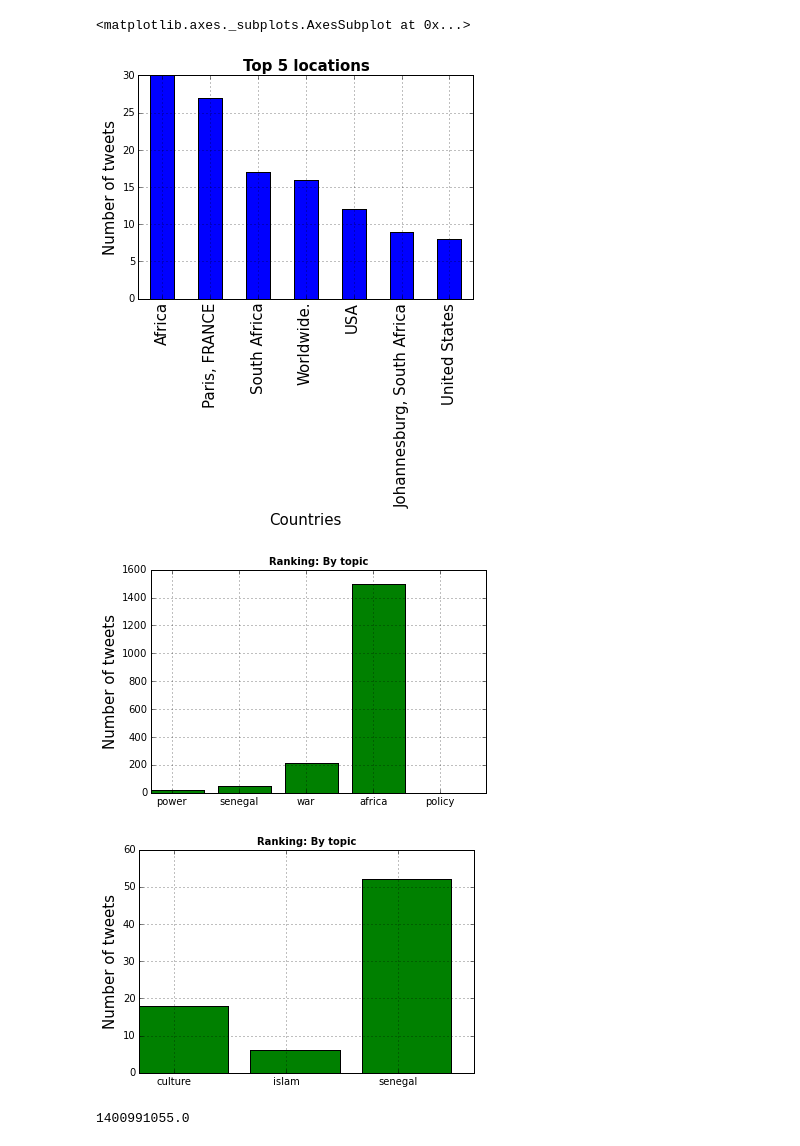
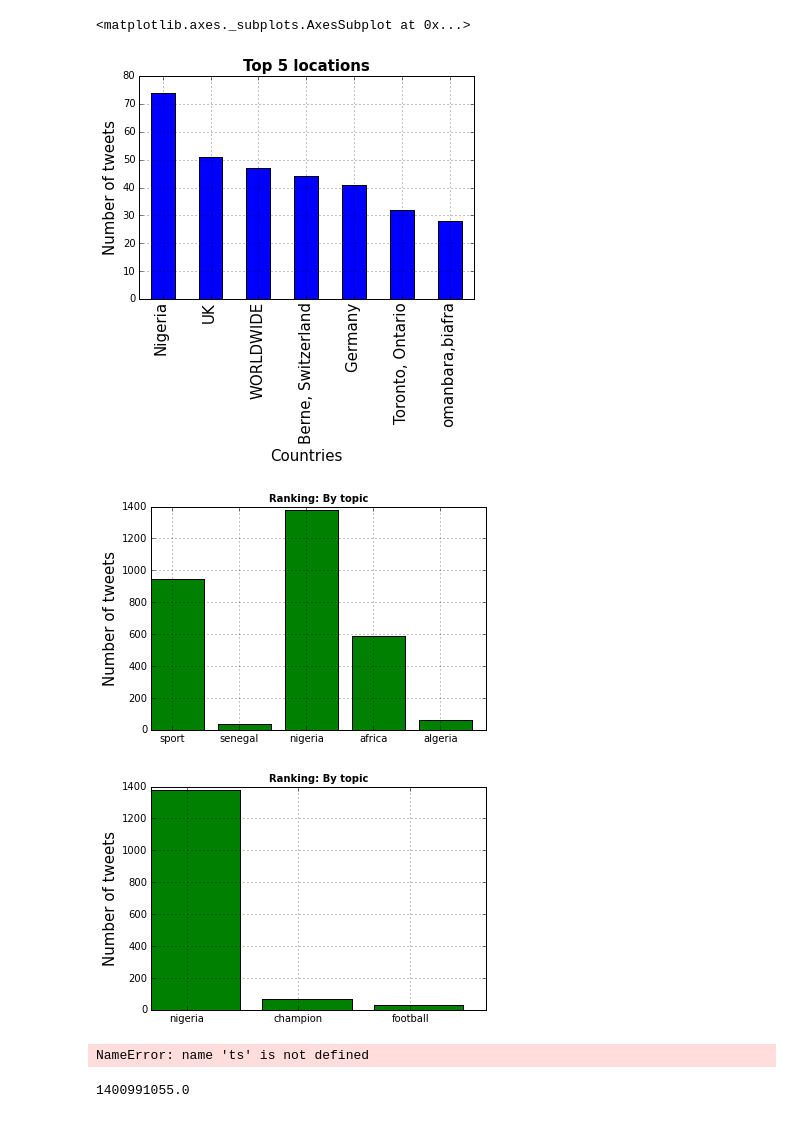
Before and after one commit to Ngom/bigdata_aims_senegal, a Jupyter notebook: TweetAnalysis/AfricaKeyWords.ipynb, the cells around one changed output. Drawn from its saved outputs; the diff is of its cells as text; code cells hidden in the pictures.

```diff
--- a/TweetAnalysis/AfricaKeyWords.ipynb
+++ b/TweetAnalysis/AfricaKeyWords.ipynb
@@ -5,7 +5,7 @@ import json
 import pandas as pd
 import matplotlib.pyplot as plt
 
-tweets_data_path = '../data/sen.txt'
+tweets_data_path = '../data/u23.txt'
 
 tweets_data = []
 tweets_file = open(tweets_data_path, "r")
@@ -96,7 +94,7 @@ ax.set_title('Top 5 locations', fontsize=15, fontweight='bold')
 tweets_by_country[1:8].plot(ax=ax, kind='bar', color='blue')
 # %% [output]
 <matplotlib.axes._subplots.AxesSubplot at 0x...>
-[figure, old version]
+[figure, new version]
 # %%
 '''
 Tweet Mining:
@@ -108,7 +106,7 @@ In this section we will mine the tweets to learn about interesting topics
 import re #regtxt parser
 
 #define topics
-keytopic=['power','senegal','war','africa','policy']
+keytopic=['sport','senegal','nigeria','africa','algeria']
 
 #Create a function called word_in_text(word, text).
 #to return True if a word is found in text, otherwise it returns False.
@@ -151,7 +149,7 @@ ax.set_xticks([p + 0.4 * width for p in x_pos])
 ax.set_xticklabels(keytopic)
 plt.grid()
 # %% [output]
-[figure, old version]
+[figure, new version]
 # %%
 '''
 Targeting relevant tweets with location filter
@@ -159,39 +157,39 @@ Targeting relevant tweets with location filter
 --------------------------------------------------------
 '''
 
-NewTopic=['culture','islam','senegal']
+NewTopic=['nigeria','champion', 'football']
 
 for itopic in range(len(NewTopic)):
     tweets[NewTopic[itopic]] = tweets['text'].apply(lambda tweet: word_in_text(NewTopic[itopic], tweet))
 
 
 #find location where the NewTopic is tweeted
 #calculate the number of tweets for each  topic
 Tweets_by_topic=[]
 for itopic in NewTopic:
     dict_yes_no=tweets[itopic].value_counts()
     if 'Yes' in dict_yes_no:
         Tweets_by_topic.append(dict_yes_no['Yes'])
     else:
         Tweets_by_topic.append(0)
 
 #=========================================
 #================ show plots============
 #=========================================
 #show a bar plot which illustrates the relative popularity the topics we consider
 x_pos = list(range(len(NewTopic)))
 width = 0.8
 fig, ax = plt.subplots()
 plt.bar(x_pos, Tweets_by_topic, width, alpha=1, color='g')
 
 # Setting axis labels and ticks
 ax.set_ylabel('Number of tweets', fontsize=15)
 ax.set_title('Ranking: By topic', fontsize=10, fontweight='bold')
 ax.set_xticks([p + 0.4 * width for p in x_pos])
 ax.set_xticklabels(NewTopic)
 plt.grid()
 # %% [output]
-[figure, old version]
+[figure, new version]
 # %%
 import time as time
 from datetime import datetime
@@ -211,6 +209,9 @@ def created_at_seconds(created_at="Sun May 25 04:10:55 +0000 2014"):
     tstamp=time.strptime(created_at,'%a %b %d %H:%M:%S +0000 %Y')
     ts = datetime.fromtimestamp(time.mktime(tstamp))
     return unix_time(ts)
+print ts
+# %% [output]
+NameError: name 'ts' is not defined
 # %%
 print created_at_seconds()
 # %% [output]
```
Also changed, not shown: parts of 3 cells of this notebook, 7 other files.
